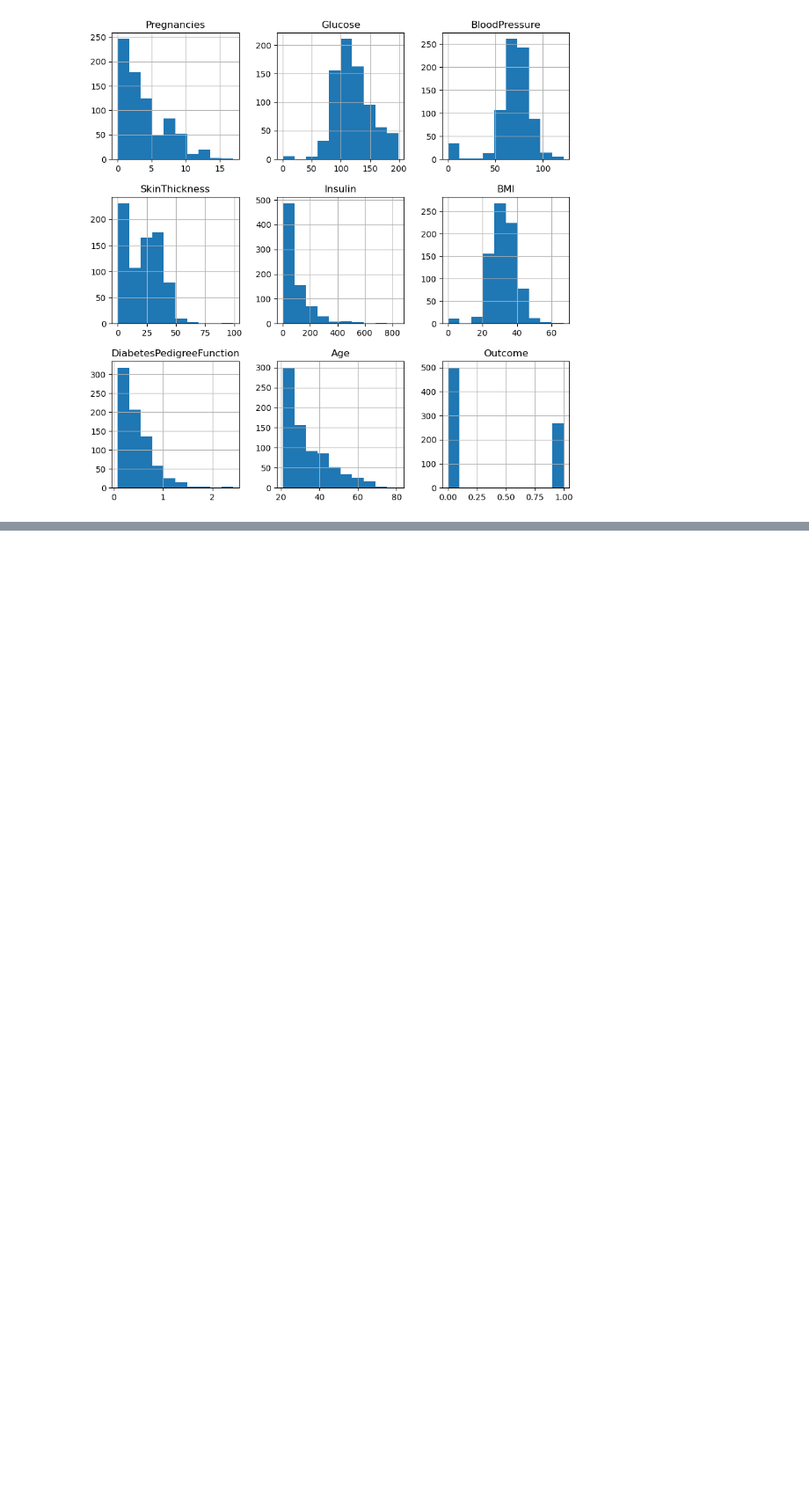
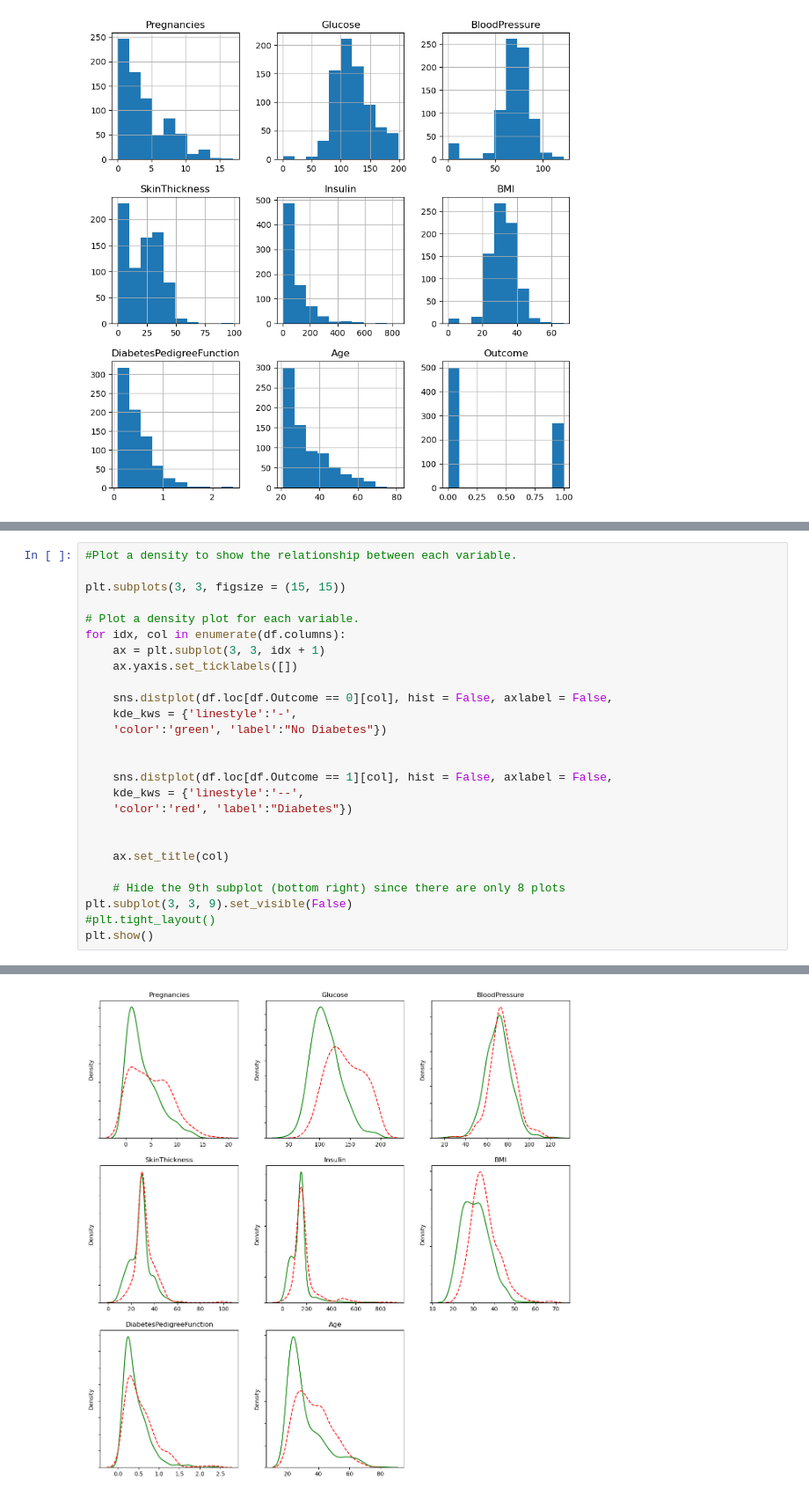
Before and after one commit to Bywani/diabetes_prediction, a Jupyter notebook: diabetes_prediction.ipynb, the cells around one changed output, grey strips where cells are left out. Shown: that part at 88% size. Drawn from its saved outputs; the diff is of its cells as text; blank space fills up the shorter version.

```diff
--- a/diabetes_prediction.ipynb
+++ b/diabetes_prediction.ipynb
@@ -103,0 +110,27 @@ plt.show()
+# %%
+#Plot a density to show the relationship between each variable.
+
+plt.subplots(3, 3, figsize = (15, 15))
+
+# Plot a density plot for each variable.
+for idx, col in enumerate(df.columns):
+    ax = plt.subplot(3, 3, idx + 1)
+    ax.yaxis.set_ticklabels([])
+
+    sns.distplot(df.loc[df.Outcome == 0][col], hist = False, axlabel = False,
+    kde_kws = {'linestyle':'-',
+    'color':'green', 'label':"No Diabetes"})
+
+
+    sns.distplot(df.loc[df.Outcome == 1][col], hist = False, axlabel = False,
+    kde_kws = {'linestyle':'--',
+    'color':'red', 'label':"Diabetes"})
+
+
+    ax.set_title(col)
+
+    # Hide the 9th subplot (bottom right) since there are only 8 plots
+plt.subplot(3, 3, 9).set_visible(False)
+#plt.tight_layout()
+plt.show()
+# %% [output]
@@ -103,0 +154 @@ plt.show()
+[figure, added]
```
Also changed, not shown: parts of 15 cells of this notebook.
